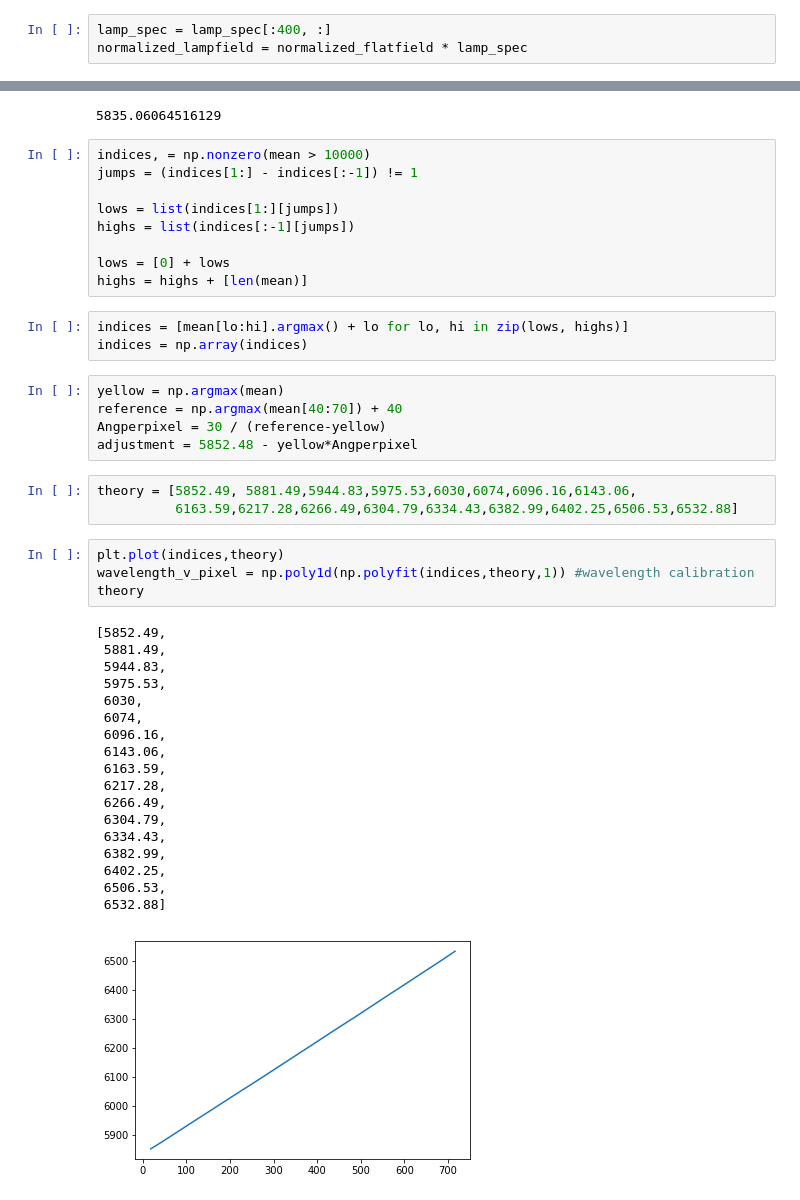
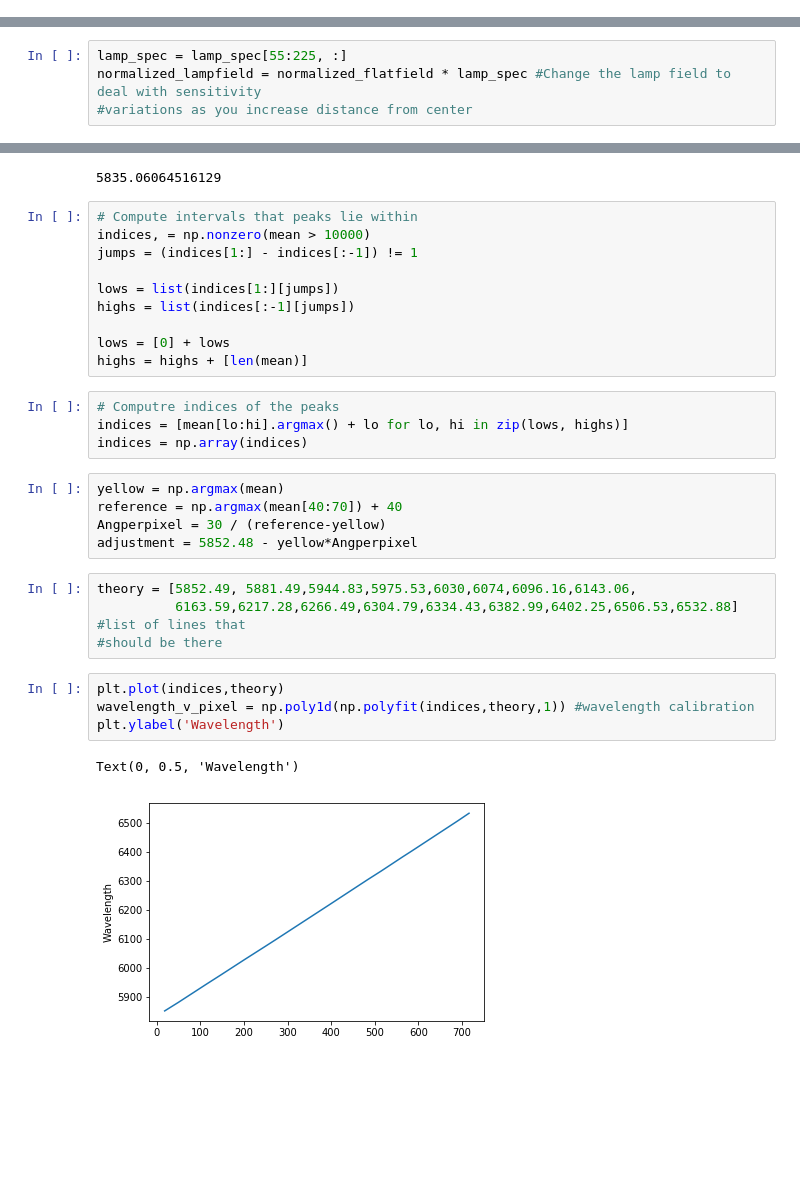
Before and after one commit to astro-kjc/AST443, a Jupyter notebook: Lab0/Lab0.ipynb, the cells around one changed output, grey strips where cells are left out. Cells and saved outputs as stored; diff of their text form; blank space fills up the shorter version.

```diff
--- a/Lab0/Lab0.ipynb
+++ b/Lab0/Lab0.ipynb
@@ -365,6 +369,3 @@ normalized_flatfield = np.reshape(normalized, np.shape(cropped));
 lamps = sorted(glob.glob("data/flat/spec_lamp.FIT"))
 lamps = list(map(fits.open, lamps[:]))
 lamp_spec = lamps[0][0].data
-# %%
-lamp_spec = lamp_spec[:400, :]
-normalized_lampfield = normalized_flatfield * lamp_spec
@@ -371,2 +374,6 @@ normalized_lampfield = normalized_flatfield * lamp_spec
+# %%
+lamp_spec = lamp_spec[55:225, :]
+normalized_lampfield = normalized_flatfield * lamp_spec #Change the lamp field to deal with sensitivity
+#variations as you increase distance from center
 # %%
 mean = np.mean(lamp_spec, axis=0)
@@ -385,6 +392,7 @@ adjustment
 # %% [output]
 5835.06064516129
 # %%
+# Compute intervals that peaks lie within
 indices, = np.nonzero(mean > 10000)
 jumps = (indices[1:] - indices[:-1]) != 1
 
@@ -394,6 +402,7 @@ highs = list(indices[:-1][jumps])
 lows = [0] + lows
 highs = highs + [len(mean)]
 # %%
+# Computre indices of the peaks
 indices = [mean[lo:hi].argmax() + lo for lo, hi in zip(lows, highs)]
 indices = np.array(indices)
 # %%
@@ -403,30 +412,15 @@ Angperpixel = 30 / (reference-yellow)
 adjustment = 5852.48 - yellow*Angperpixel
 # %%
 theory = [5852.49, 5881.49,5944.83,5975.53,6030,6074,6096.16,6143.06,
-          6163.59,6217.28,6266.49,6304.79,6334.43,6382.99,6402.25,6506.53,6532.88]
+          6163.59,6217.28,6266.49,6304.79,6334.43,6382.99,6402.25,6506.53,6532.88] #list of lines that
+#should be there
 # %%
 plt.plot(indices,theory)
 wavelength_v_pixel = np.poly1d(np.polyfit(indices,theory,1)) #wavelength calibration
-theory
+plt.ylabel('Wavelength')
 # %% [output]
-[5852.49,
- 5881.49,
- 5944.83,
- 5975.53,
- 6030,
- 6074,
- 6096.16,
- 6143.06,
- 6163.59,
- 6217.28,
- 6266.49,
- 6304.79,
- 6334.43,
- 6382.99,
- 6402.25,
- 6506.53,
- 6532.88]
+Text(0, 0.5, 'Wavelength')
-[figure, old version]
+[figure, new version]
 # %%
 #plt.plot(indices,np.arange(lamp_spec.shape[1])*wavelength_v_pixel(lamp_spec))
 plt.plot(wavelength_v_pixel(np.arange(lamp_spec.shape[1])), mean)
```
Also changed, not shown: parts of 12 cells of this notebook.
